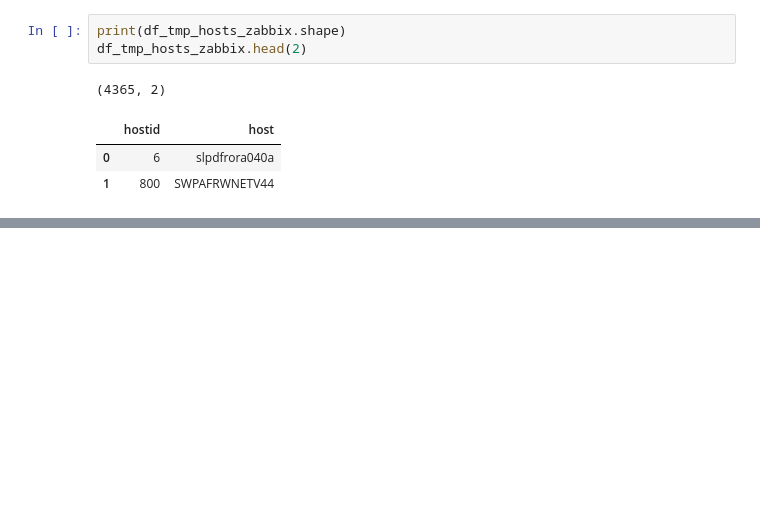
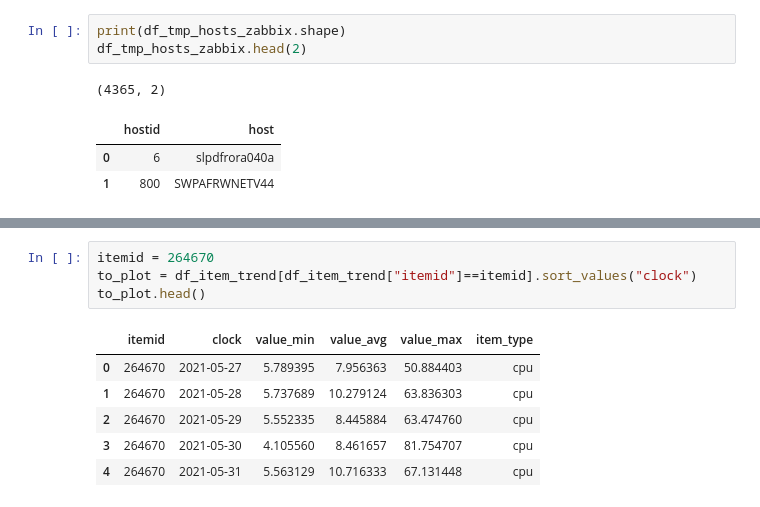
Before and after one commit to lucas-chaix/natixis_challenge, a Jupyter notebook: notebooks/sandbox_antoine.ipynb, the cells around one changed output, grey strips where cells are left out. Drawn from its saved outputs; the diff is of its cells as text; blank space fills up the shorter version.

```diff
--- a/notebooks/sandbox_antoine.ipynb
+++ b/notebooks/sandbox_antoine.ipynb
@@ -58,0 +101,11 @@ df_tmp_hosts_zabbix.head(2)
+# %%
+itemid = 264670
+to_plot = df_item_trend[df_item_trend["itemid"]==itemid].sort_values("clock")
+to_plot.head()
+# %% [output]
+|  | itemid | clock | value_min | value_avg | value_max | item_type |
+| 0 | 264670 | 2021-05-27 | 5.789395 | 7.956363 | 50.884403 | cpu |
+| 1 | 264670 | 2021-05-28 | 5.737689 | 10.279124 | 63.836303 | cpu |
+| 2 | 264670 | 2021-05-29 | 5.552335 | 8.445884 | 63.474760 | cpu |
+| 3 | 264670 | 2021-05-30 | 4.105560 | 8.461657 | 81.754707 | cpu |
+| 4 | 264670 | 2021-05-31 | 5.563129 | 10.716333 | 67.131448 | cpu |
```
Also changed, not shown: parts of 11 cells of this notebook.
